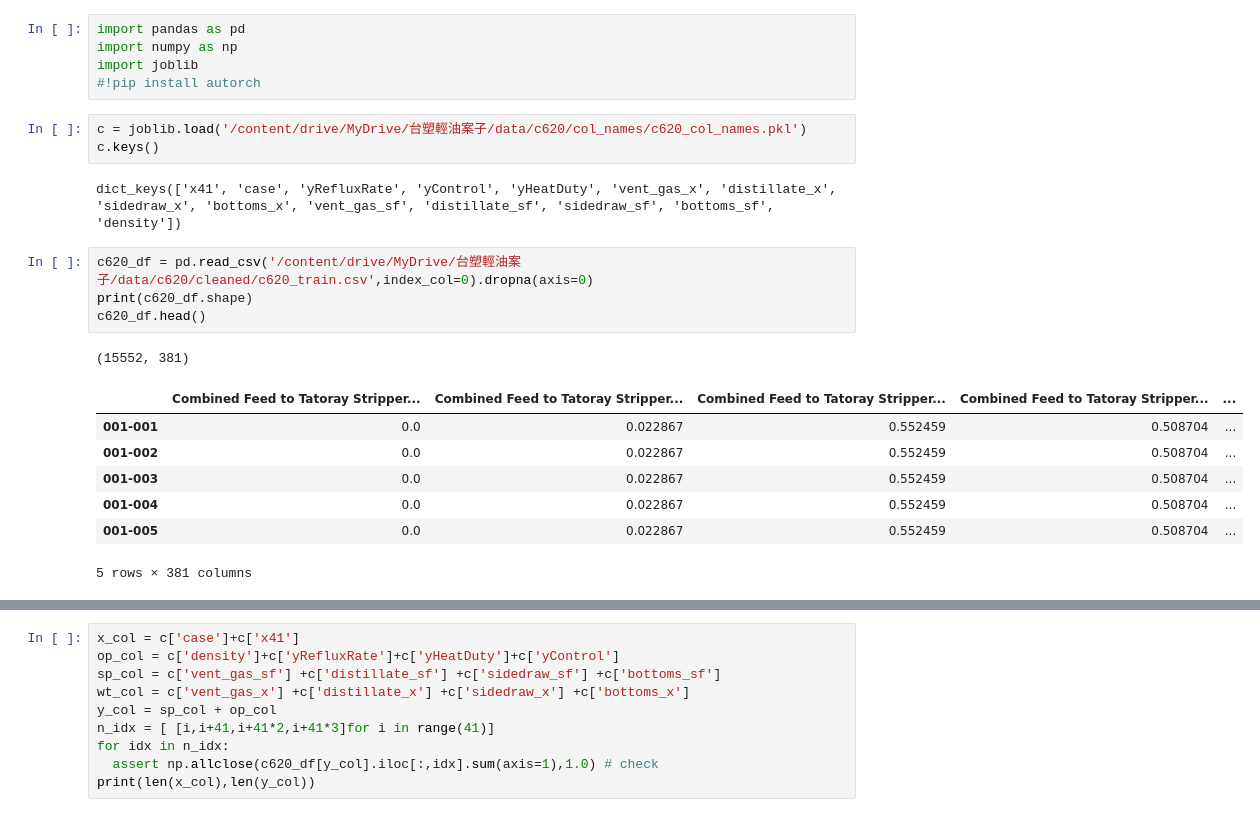
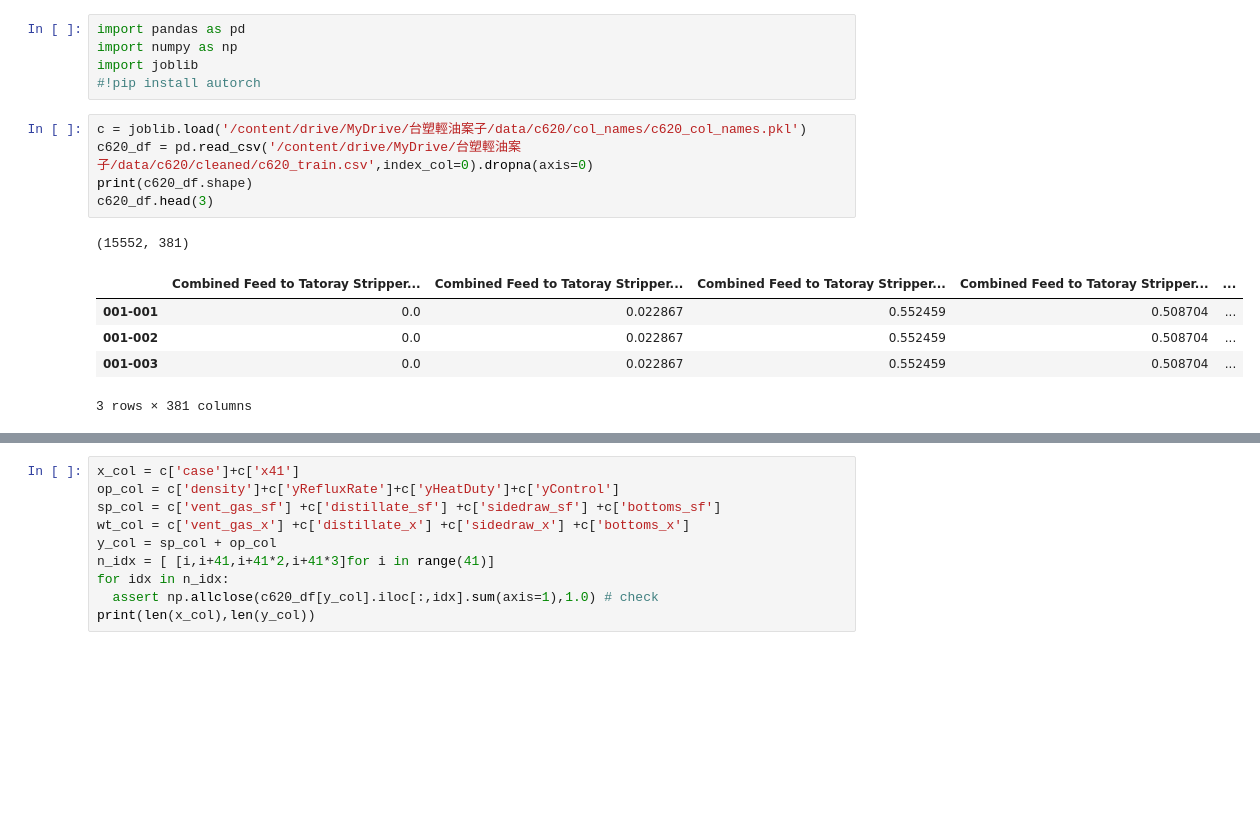
Before and after one commit to skywalker0803r/c620, a Jupyter notebook: C620.ipynb, the cells around one changed output, grey strips where cells are left out. Drawn from its saved outputs; the diff is of its cells as text; blank space fills up the shorter version.

```diff
--- a/C620.ipynb
+++ b/C620.ipynb
@@ -7,19 +7,13 @@ import joblib
 #!pip install autorch
 # %%
 c = joblib.load('/content/drive/MyDrive/台塑輕油案子/data/c620/col_names/c620_col_names.pkl')
-c.keys()
+c620_df = pd.read_csv('/content/drive/MyDrive/台塑輕油案子/data/c620/cleaned/c620_train.csv',index_col=0).dropna(axis=0)
+print(c620_df.shape)
+c620_df.head(3)
 # %% [output]
-dict_keys(['x41', 'case', 'yRefluxRate', 'yControl', 'yHeatDuty', 'vent_gas_x', 'distillate_x', 'sidedraw_x', 'bottoms_x', 'vent_gas_sf', 'distillate_sf', 'sidedraw_sf', 'bottoms_sf', 'density'])
+(15552, 381)
+|  | Combined Feed to Tatoray Stripper... | Combined Feed to Tatoray Stripper... | Combined Feed to Tatoray Stripper... | Combined Feed to Tatoray Stripper... | ... |
+| 001-001 | 0.0 | 0.022867 | 0.552459 | 0.508704 | ... |
+| 001-002 | 0.0 | 0.022867 | 0.552459 | 0.508704 | ... |
+| 001-003 | 0.0 | 0.022867 | 0.552459 | 0.508704 | ... |
+3 rows × 381 columns
-# %%
-c620_df = pd.read_csv('/content/drive/MyDrive/台塑輕油案子/data/c620/cleaned/c620_train.csv',index_col=0).dropna(axis=0)
-print(c620_df.shape)
-c620_df.head()
-# %% [output]
-(15552, 381)
-|  | Combined Feed to Tatoray Stripper... | Combined Feed to Tatoray Stripper... | Combined Feed to Tatoray Stripper... | Combined Feed to Tatoray Stripper... | ... |
-| 001-001 | 0.0 | 0.022867 | 0.552459 | 0.508704 | ... |
-| 001-002 | 0.0 | 0.022867 | 0.552459 | 0.508704 | ... |
-| 001-003 | 0.0 | 0.022867 | 0.552459 | 0.508704 | ... |
-| 001-004 | 0.0 | 0.022867 | 0.552459 | 0.508704 | ... |
-| 001-005 | 0.0 | 0.022867 | 0.552459 | 0.508704 | ... |
-5 rows × 381 columns
```
Also changed, not shown: parts of 2 cells of this notebook.
